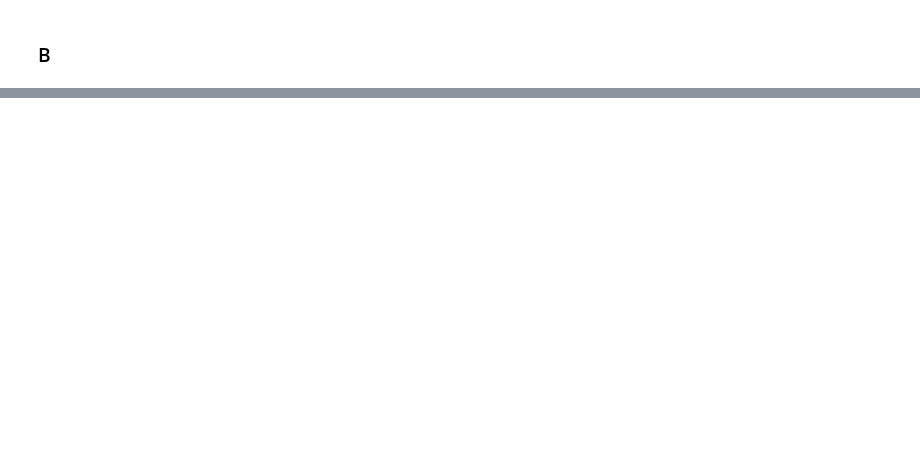
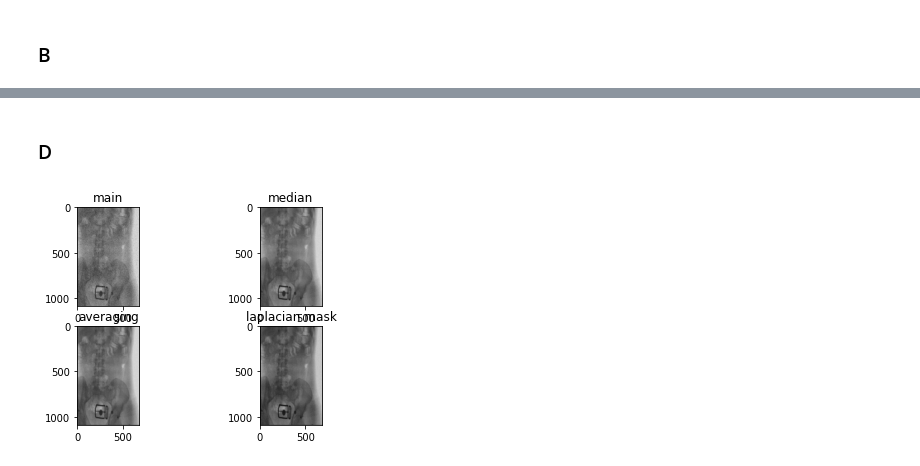
Before and after one commit to artaasadi/Image-Processing-Course, a Jupyter notebook: HW3/HW3_DIP/Q4.ipynb, the cells around one changed output, grey strips where cells are left out. Drawn from its saved outputs; the diff is of its cells as text; code cells hidden in the pictures; blank space fills up the shorter version.

```diff
--- a/HW3/HW3_DIP/Q4.ipynb
+++ b/HW3/HW3_DIP/Q4.ipynb
@@ -39,0 +62,22 @@ img_new = masking(mask, img, img_new)
+# %% [markdown]
+### D
+# %%
+plt.subplot(221)
+plt.imshow(img, cmap = 'gray', vmin=0, vmax=255)
+plt.title('main')
+
+plt.subplot(222)
+plt.imshow(img_median, cmap = 'gray', vmin=0, vmax=255)
+plt.title('median')
+
+plt.subplot(223)
+plt.imshow(img_new, cmap = 'gray', vmin=0, vmax=255)
+plt.title('averaging')
+
+plt.subplot(224)
+plt.imshow(filtered_img, cmap = 'gray', vmin=0, vmax=255)
+plt.title('laplacian mask')
+
+plt.show()
+# %% [output]
+[figure, added]
```
Also changed, not shown: parts of 9 cells of this notebook.
